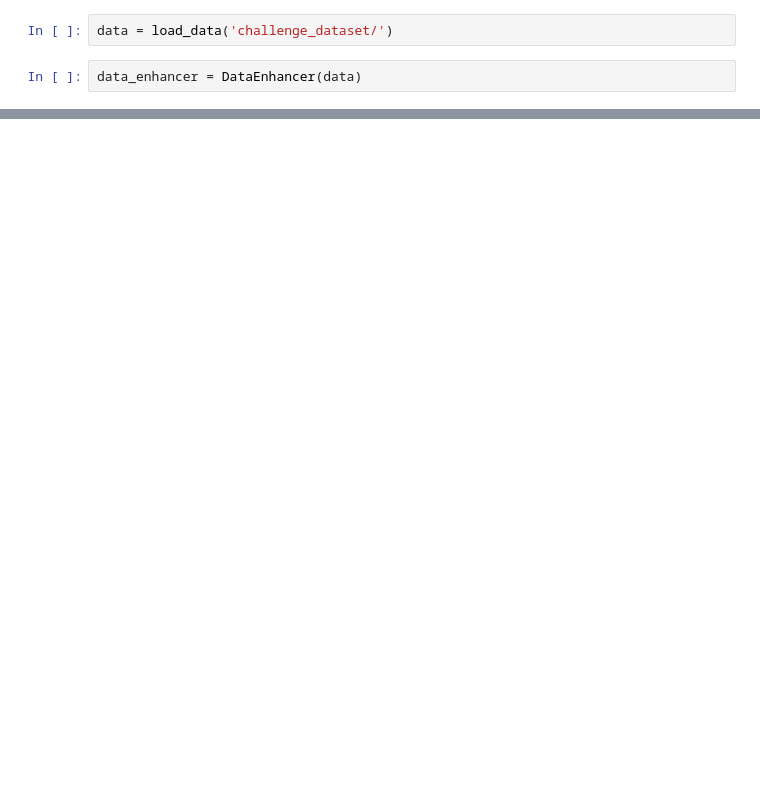
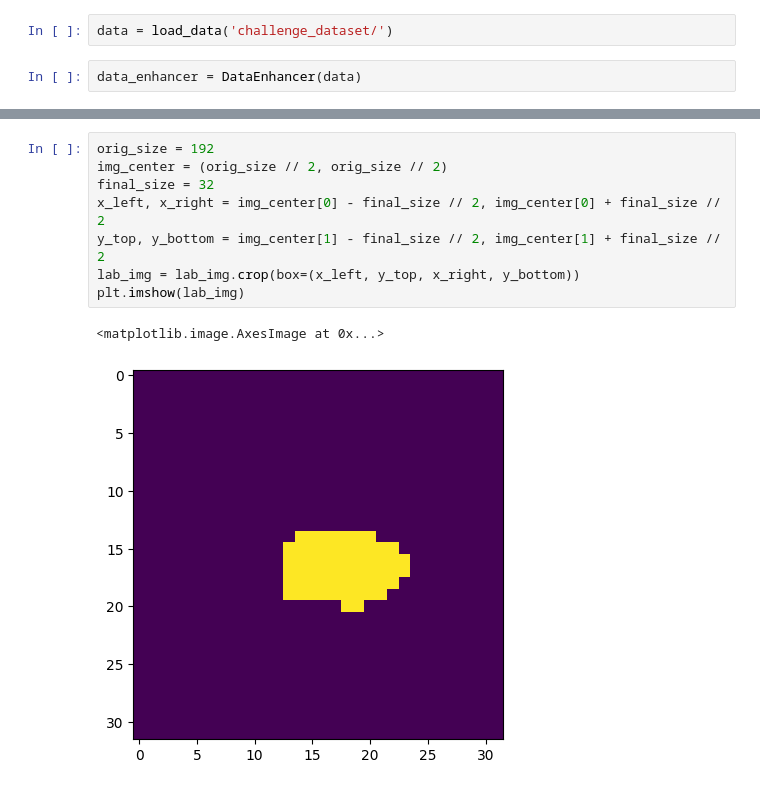
Before and after one commit to louisbzk/Challenge_brain_aneurysms, a Jupyter notebook: data_aug_test.ipynb, the cells around one changed output, grey strips where cells are left out. Saved outputs shown, nothing was run; the diff lists cells and outputs as text; blank space fills up the shorter version.

```diff
--- a/data_aug_test.ipynb
+++ b/data_aug_test.ipynb
@@ -26,0 +58,11 @@ show_aneurysm(raws, cleaned_labels, 7)
+# %%
+orig_size = 192
+img_center = (orig_size // 2, orig_size // 2)
+final_size = 32
+x_left, x_right = img_center[0] - final_size // 2, img_center[0] + final_size // 2
+y_top, y_bottom = img_center[1] - final_size // 2, img_center[1] + final_size // 2
+lab_img = lab_img.crop(box=(x_left, y_top, x_right, y_bottom))
+plt.imshow(lab_img)
+# %% [output]
+<matplotlib.image.AxesImage at 0x...>
+[figure, added]
```
Also changed, not shown: parts of 17 cells of this notebook, 9 other files.
